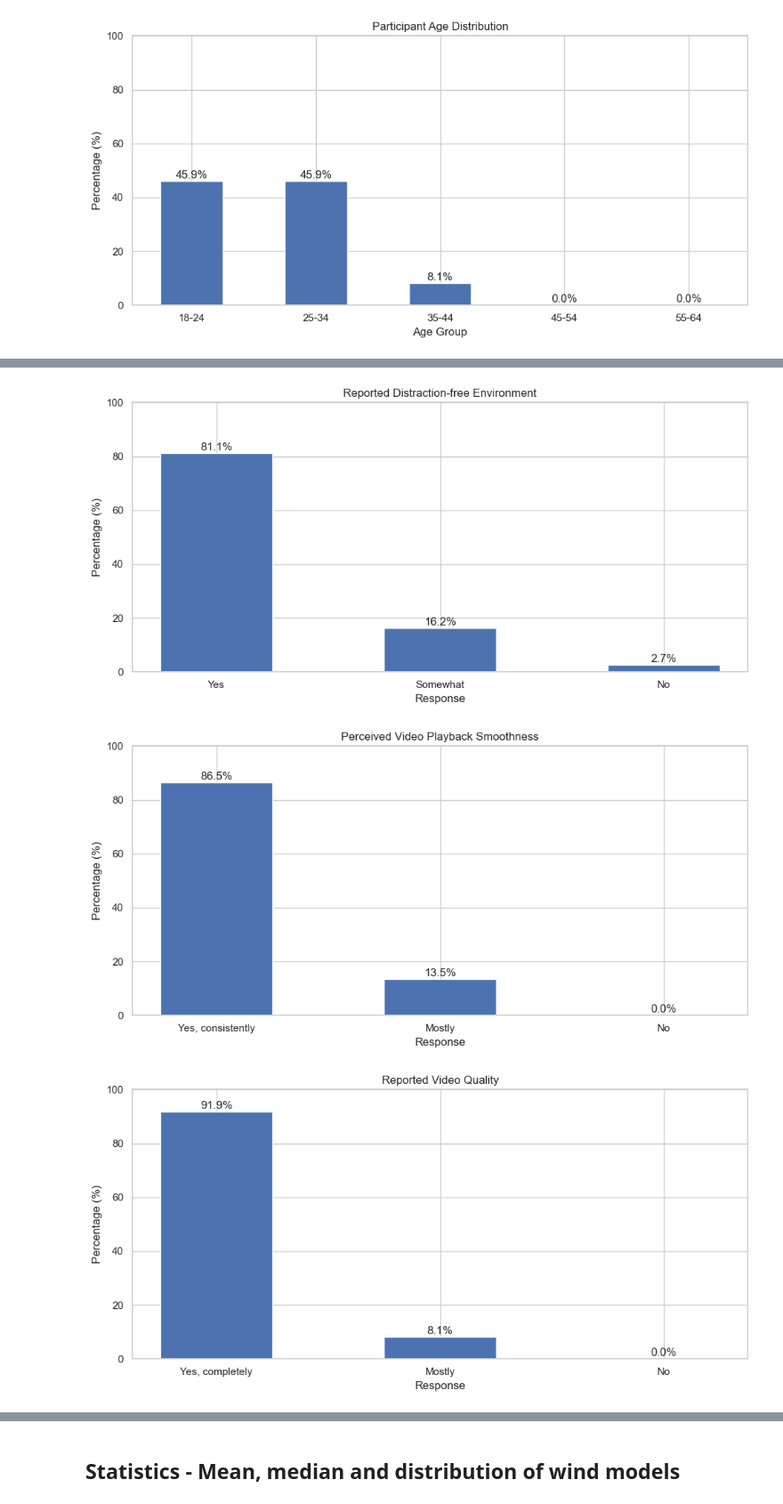
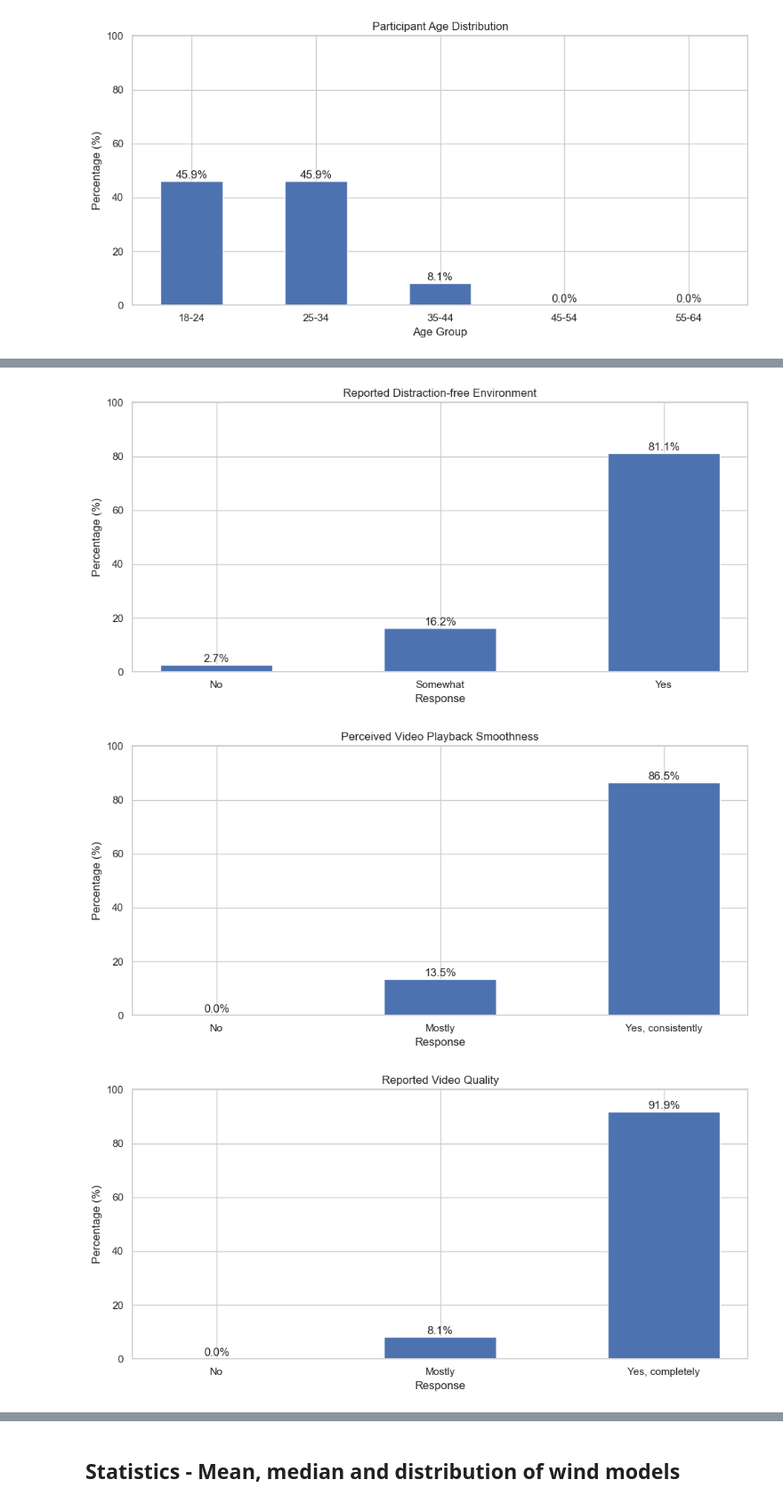
Before and after one commit to fhagerstrom/tree-motion-analysis, a Jupyter notebook: DV1583_fahg19_userStudyAnalysis.ipynb, the cells around one changed output, grey strips where cells are left out. Shown at 89% size. Saved outputs shown, nothing was run; the diff lists cells and outputs as text; code cells hidden in the pictures.

```diff
--- a/DV1583_fahg19_userStudyAnalysis.ipynb
+++ b/DV1583_fahg19_userStudyAnalysis.ipynb
@@ -253,35 +318,35 @@ plot_bar(
 plot_bar(
     df_all,
     column="distraction_free",
-    categories=["Yes", "Somewhat", "No"],
+    categories=["No", "Somewhat", "Yes"],
     title="Reported Distraction-free Environment",
     xlabel="Response",
     save_path="figures/distraction_barplot.png"
 )
 # %% [output]
-[figure, old version]
+[figure, new version]
 # %%
 plot_bar(
     df_all,
     column="video_smooth",
-    categories=["Yes, consistently", "Mostly", "No"],
+    categories=["No", "Mostly", "Yes, consistently"],
     title="Perceived Video Playback Smoothness",
     xlabel="Response",
     save_path="figures/smoothness_barplot.png"
 )
 # %% [output]
-[figure, old version]
+[figure, new version]
 # %%
 plot_bar(
     df_all,
     column="video_quality",
-    categories=["Yes, completely", "Mostly", "No"],
+    categories=["No", "Mostly", "Yes, completely"],
     title="Reported Video Quality",
     xlabel="Response",
     save_path="figures/quality_barplot.png"
 )
 # %% [output]
-[figure, old version]
+[figure, new version]
 # %%
 # Optional comments regarding what made the motion feel natural / unnatural
 comment_cols = [col for col in df_all.columns if "_comment" in col]
```
Also changed, not shown: parts of 9 cells of this notebook, 16 other files.
